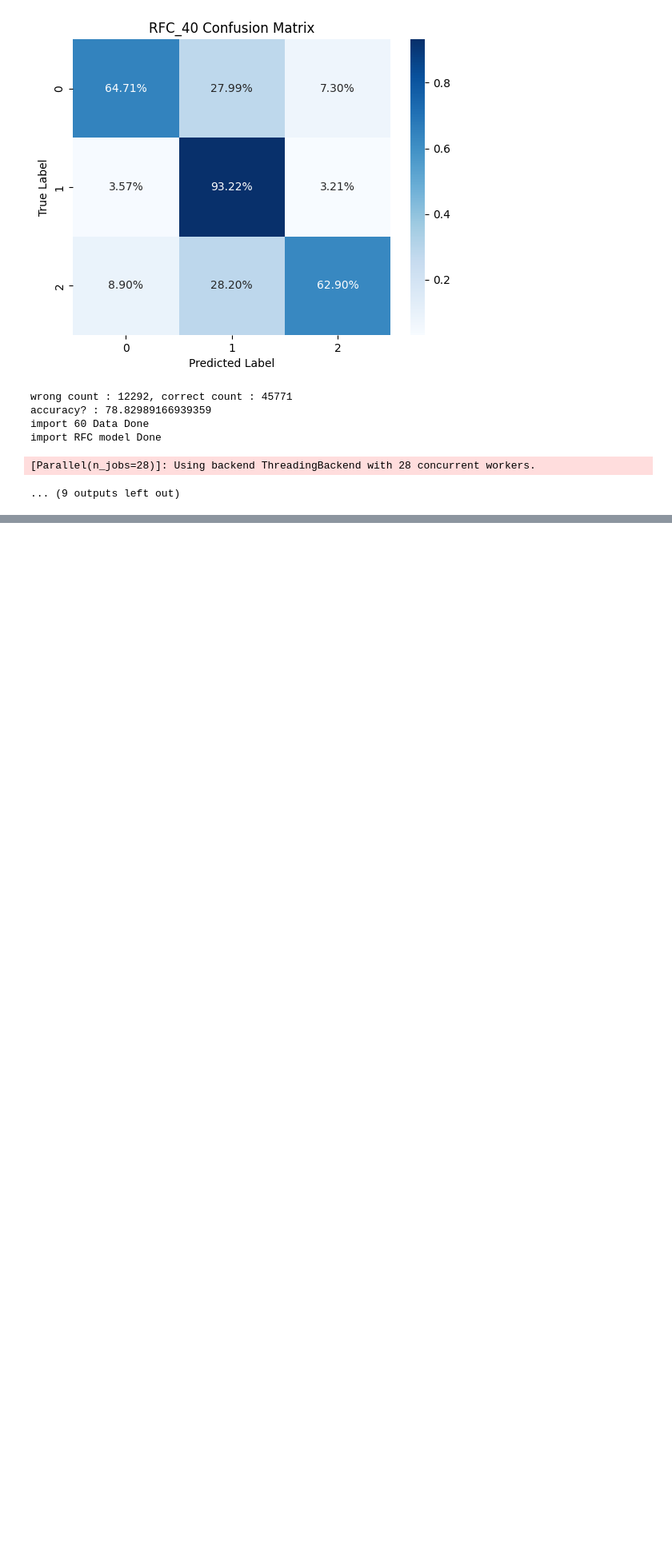
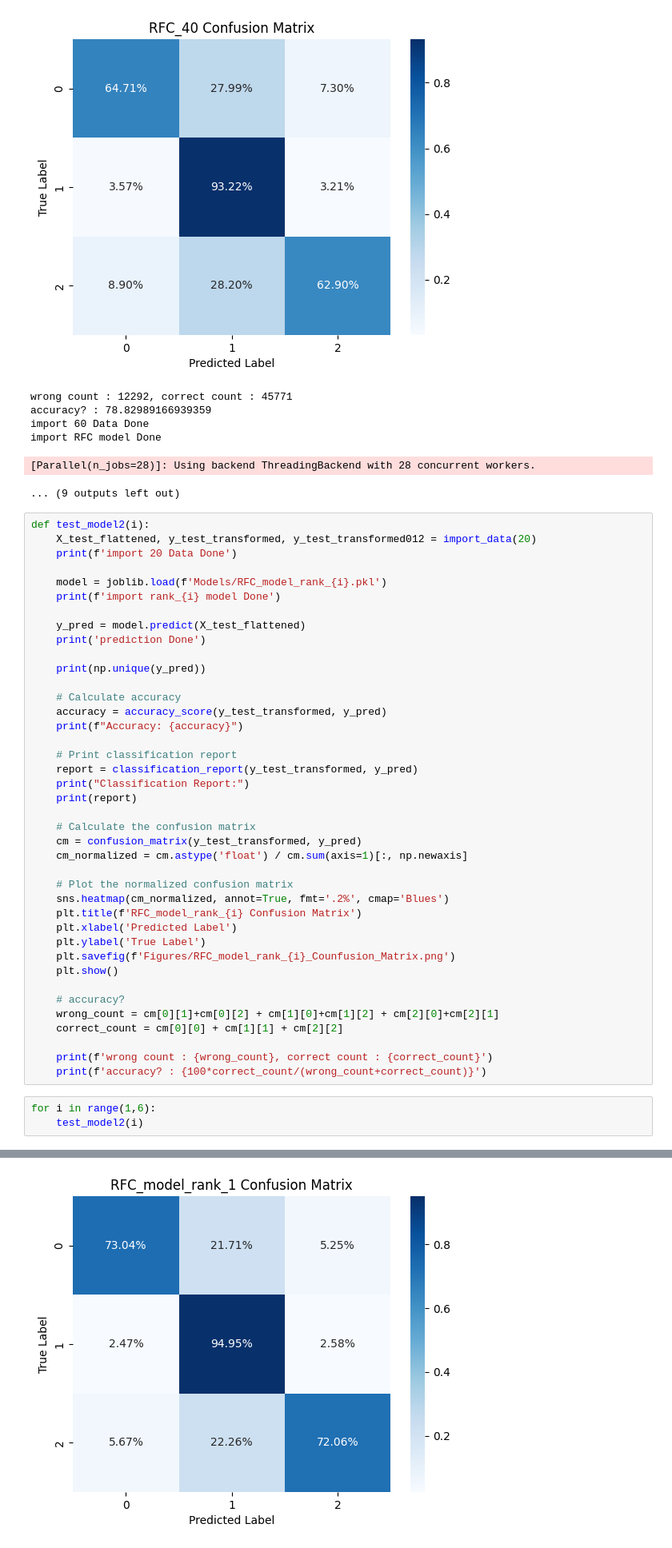
Before and after one commit to sminibae/MidasProject3, a Jupyter notebook: BTC/04-0.ML_modeling.ipynb, the cells around one changed output, grey strips where cells are left out. Shown at 80% size. Saved outputs shown, nothing was run; the diff lists cells and outputs as text; blank space fills up the shorter version.

```diff
--- a/BTC/04-0.ML_modeling.ipynb
+++ b/BTC/04-0.ML_modeling.ipynb
@@ -196,3 +196,47 @@ import 60 Data Done
 import RFC model Done
 [Parallel(n_jobs=28)]: Using backend ThreadingBackend with 28 concurrent workers.
 ... (9 outputs left out)
+# %%
+def test_model2(i):
+    X_test_flattened, y_test_transformed, y_test_transformed012 = import_data(20)
+    print(f'import 20 Data Done')
+
+    model = joblib.load(f'Models/RFC_model_rank_{i}.pkl')
+    print(f'import rank_{i} model Done')
+
+    y_pred = model.predict(X_test_flattened)
+    print('prediction Done')
+
+    print(np.unique(y_pred))
+
+    # Calculate accuracy
+    accuracy = accuracy_score(y_test_transformed, y_pred)
+    print(f"Accuracy: {accuracy}")
+
+    # Print classification report
+    report = classification_report(y_test_transformed, y_pred)
+    print("Classification Report:")
+    print(report)
+
+    # Calculate the confusion matrix
+    cm = confusion_matrix(y_test_transformed, y_pred)
+    cm_normalized = cm.astype('float') / cm.sum(axis=1)[:, np.newaxis]
+
+    # Plot the normalized confusion matrix
+    sns.heatmap(cm_normalized, annot=True, fmt='.2%', cmap='Blues')
+    plt.title(f'RFC_model_rank_{i} Confusion Matrix')
+    plt.xlabel('Predicted Label')
+    plt.ylabel('True Label')
+    plt.savefig(f'Figures/RFC_model_rank_{i}_Counfusion_Matrix.png')
+    plt.show()
+
+    # accuracy?
+    wrong_count = cm[0][1]+cm[0][2] + cm[1][0]+cm[1][2] + cm[2][0]+cm[2][1]
+    correct_count = cm[0][0] + cm[1][1] + cm[2][2]
+
+    print(f'wrong count : {wrong_count}, correct count : {correct_count}')
+    print(f'accuracy? : {100*correct_count/(wrong_count+correct_count)}')
+# %%
+for i in range(1,6):
+    test_model2(i)
+# %% [output]
@@ -198,0 +261 @@ import RFC model Done
+[figure, added]
```
Also changed, not shown: parts of 3 cells of this notebook, 12 other files.
